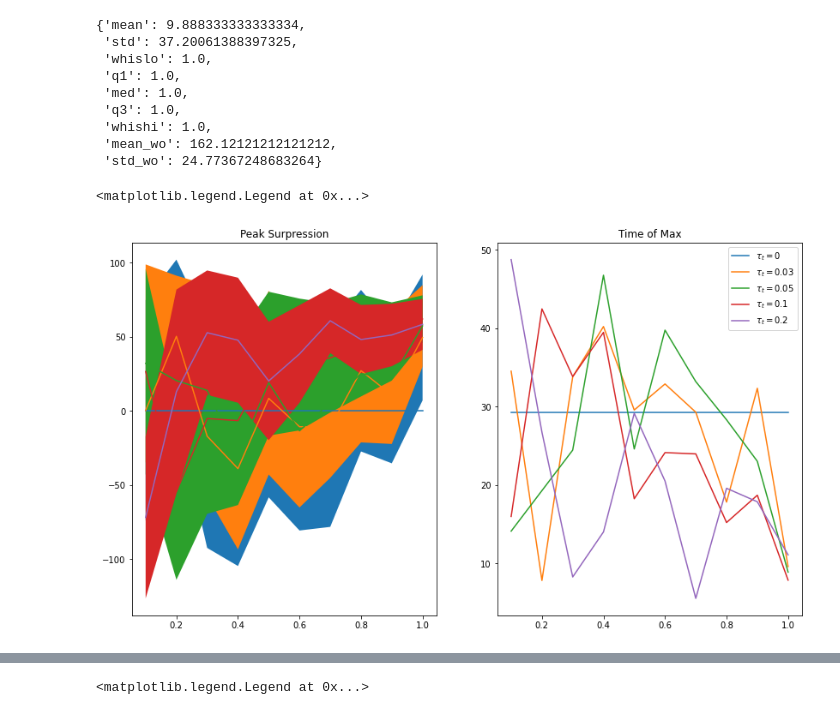
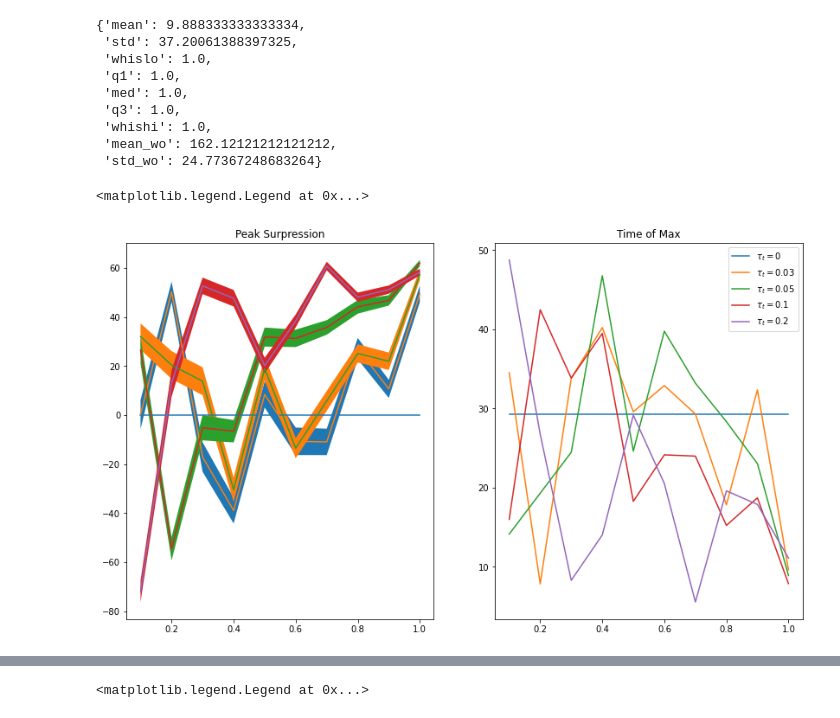
Before and after one commit to andrei-rusu/contact-tracing-model, a Jupyter notebook: PlotResults.ipynb, the cells around one changed output, grey strips where cells are left out. Cells and saved outputs as stored; diff of their text form; code cells hidden in the pictures.

```diff
--- a/PlotResults.ipynb
+++ b/PlotResults.ipynb
@@ -54,43 +54,45 @@ sts[1][overlap][0][taur]['average-max-infected']
  'mean_wo': 162.12121212121212,
  'std_wo': 24.77367248683264}
 # %%
+import numpy as np
+import math
 key_to_plot = 'mean'
 err = 'std'
 import matplotlib.pyplot as plt
 sts = res[pa]
-uptakes = sorted(results.keys())
+uptakes = sorted(sts.keys())
 tauts = [.03, .05, .1, .2]
 taur = .03
 fig, ax = plt.subplots(1, 2, figsize=(14, 8))
 # ax[0].set_yscale('log')
 rate0 = sts[1][overlap][0][taur]['average-max-infected'][key_to_plot]
 # to_plot[to_plot < 1] = 1
 ax[0].plot(uptakes, [0] * len(uptakes), label=0)
 ax[1].plot(uptakes, [sts[1][overlap][0][taur]['average-time-of-max-infected'][key_to_plot]] * len(uptakes), label=r'$\tau_t=0$')
 
 for taut in sorted(tauts):
     to_plot = []
     to_plot_time = []
     error = []
     for uptake in uptakes:
         if taut == 0:
             continue
 #         try:
         item = sts[uptake][overlap][taut][taur]['average-max-infected']
         to_plot.append(- item[key_to_plot] + rate0)
         to_plot_time.append(sts[uptake][overlap][taut][taur]['average-time-of-max-infected'][key_to_plot])
         error.append(item[err])
 #         except:
 #             pass
-#     error = 1.96 * np.array(error) / math.sqrt(40 * 15)
-    error = np.array(error)
+    error = 1.96 * np.array(error) / math.sqrt(40 * 15)
+#     error = np.array(error)
     ax[0].plot(uptakes, to_plot, label=r'$\tau_t=$'+str(taut))
     ax[0].fill_between(uptakes, to_plot-error, to_plot+error)
     ax[1].plot(uptakes, to_plot_time, label=r'$\tau_t=$'+str(taut))
 ax[0].set_title('Peak Surpression')
 ax[1].set_title('Time of Max')
 plt.legend()
 # plt.savefig('fig/peak-surpression-and-time')
 # %% [output]
 <matplotlib.legend.Legend at 0x...>
-[figure, old version]
+[figure, new version]
```
Also changed, not shown: parts of 2 cells of this notebook, 10 other files.
